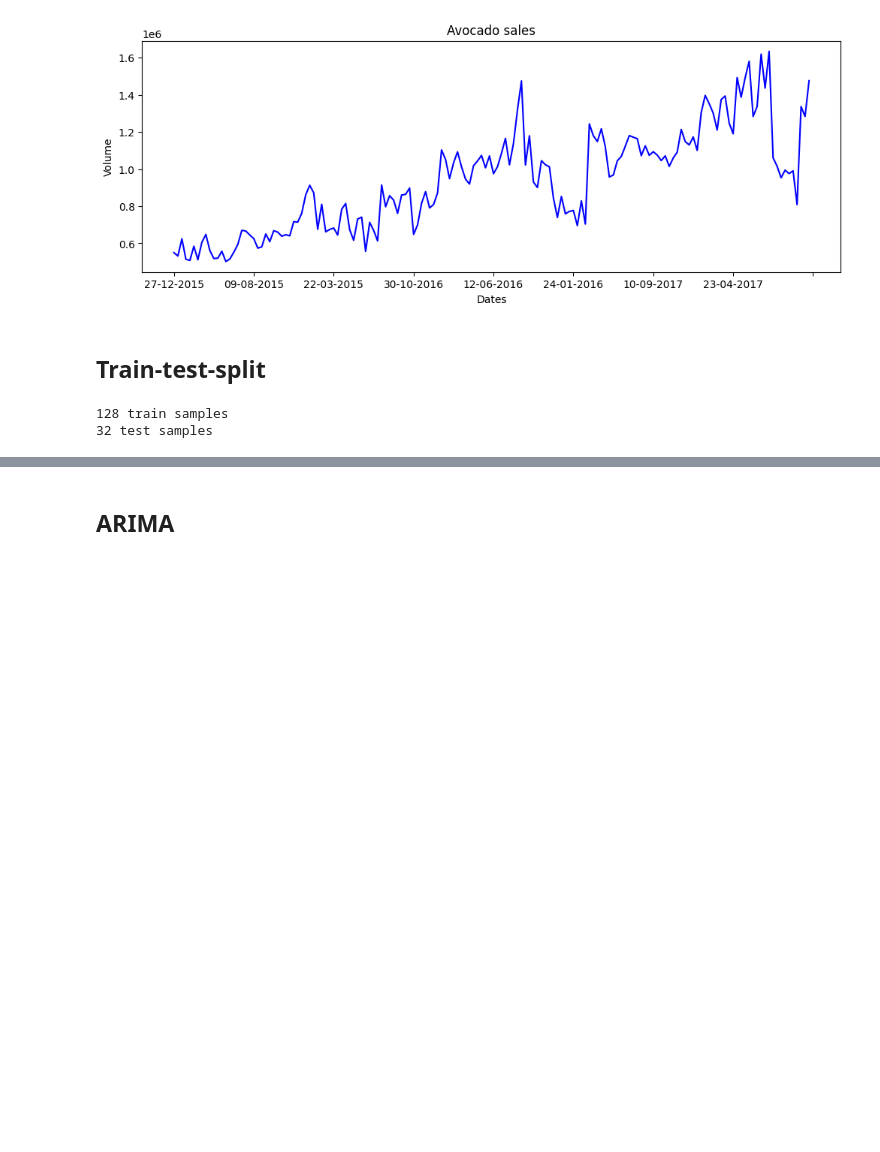
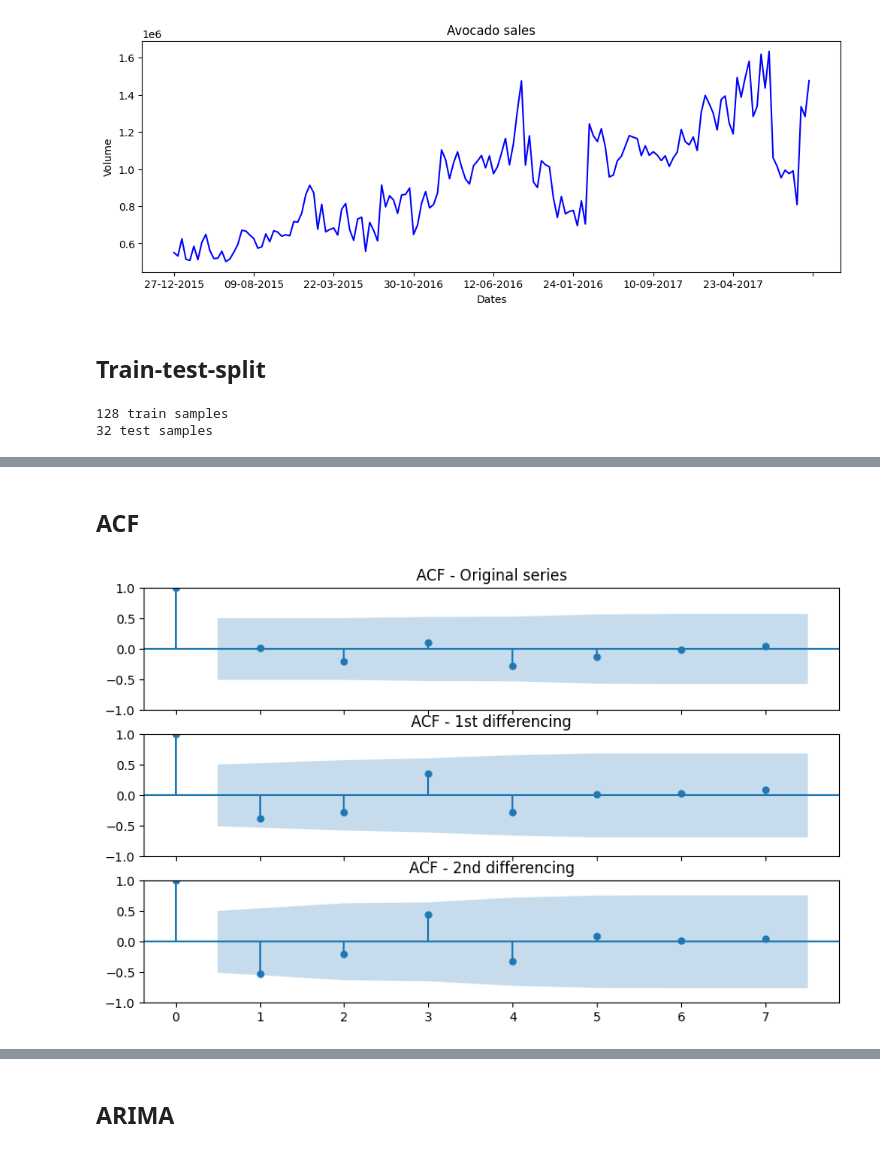
Before and after one commit to dataman-git/codes_for_articles, a Jupyter notebook: 05_1_ARIMA_avocado.ipynb, the cells around one changed output, grey strips where cells are left out. Saved outputs shown, nothing was run; the diff lists cells and outputs as text; code cells hidden in the pictures; blank space fills up the shorter version.

```diff
--- a/05_1_ARIMA_avocado.ipynb
+++ b/05_1_ARIMA_avocado.ipynb
@@ -108,0 +155,20 @@ print(f"{test_len} test samples")
+# %% [markdown]
+## ACF
+# %%
+from statsmodels.graphics.tsaplots import plot_acf
+plt.rcParams.update({'figure.figsize':(10,6), 'figure.dpi':100})
+lag_len = 15
+fig, axes = plt.subplots(3, 1, sharex=True)
+
+# Original Series
+plot_acf(train.values[0:lag_len], ax=axes[0], title = 'ACF - Original series')
+
+# 1st Differencing
+plot_acf(train.diff().dropna()[0:lag_len], ax=axes[1], title = 'ACF - 1st differencing')
+
+# 2nd Differencing
+plot_acf(train.diff().diff().dropna()[0:lag_len], ax=axes[2], title = 'ACF - 2nd differencing')
+
+plt.show()
+# %% [output]
+[figure, added]
```
Also changed, not shown: parts of 7 cells of this notebook.
